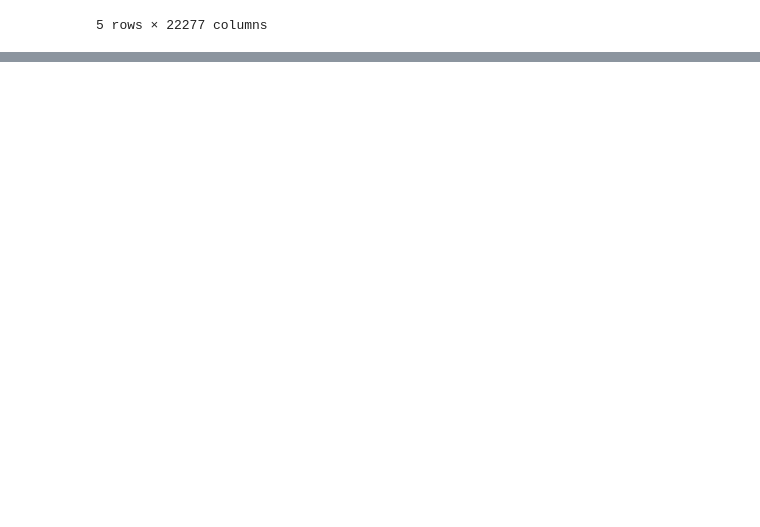
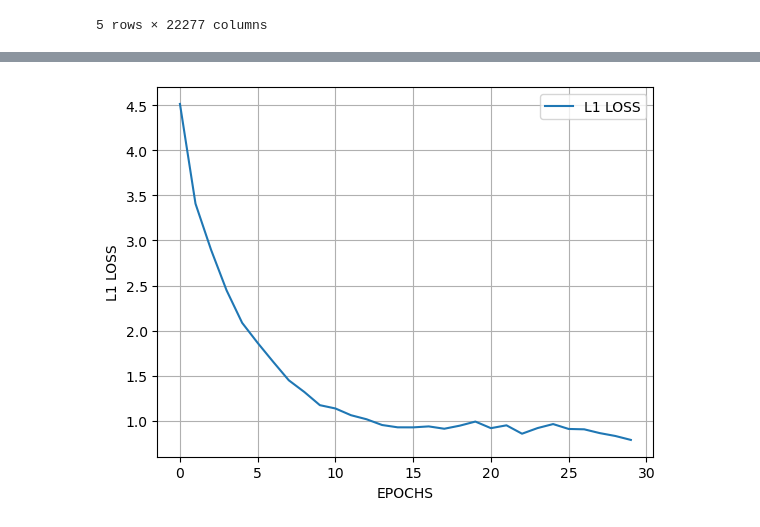
Before and after one commit to LibniReyes/Full-Dim-L1-Autoencoder-, a Jupyter notebook: Full Dimention L1 Autoencoder.ipynb, the cells around one changed output, grey strips where cells are left out. Cells and saved outputs as stored; diff of their text form; code cells hidden in the pictures; blank space fills up the shorter version.

```diff
--- a/Full Dimention L1 Autoencoder.ipynb
+++ b/Full Dimention L1 Autoencoder.ipynb
@@ -183,0 +184,9 @@ plt.show()
+# %%
+plt.plot(history.history['l1_norm_loss'], label='L1 LOSS')
+plt.xlabel('EPOCHS')
+plt.ylabel('L1 LOSS')
+plt.legend()
+plt.grid(True)
+plt.show()
+# %% [output]
+[figure, added]
```
Also changed, not shown: parts of 8 cells of this notebook.
